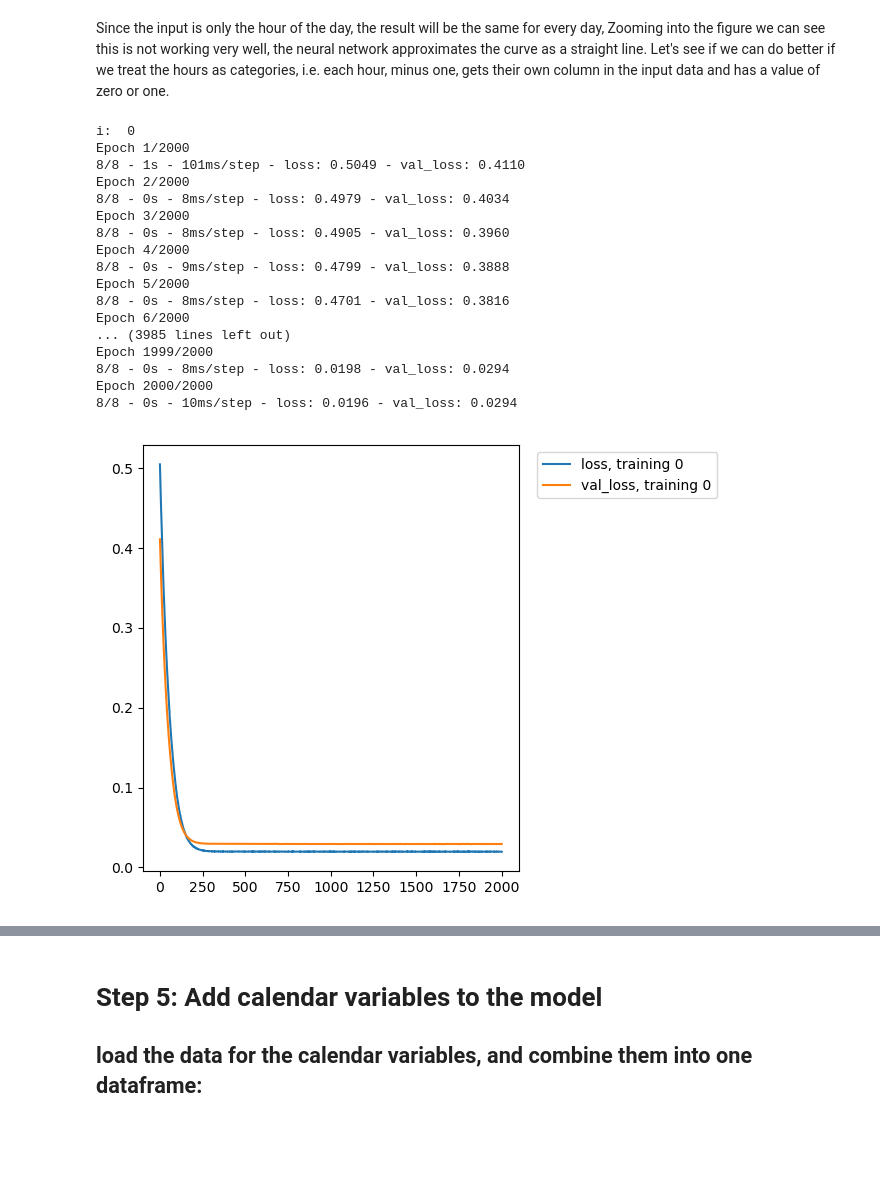
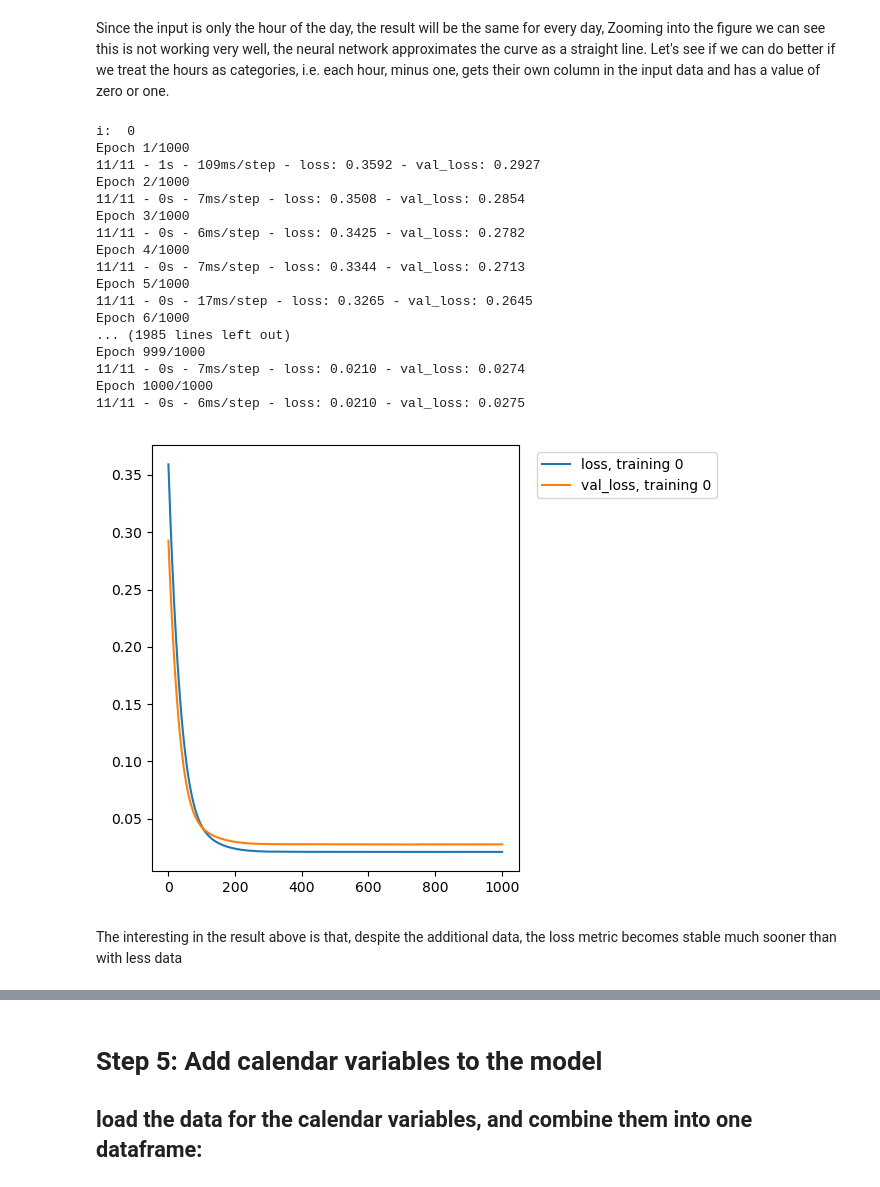
Before and after one commit to Jet-Bee/DeForMaL, a Jupyter notebook: code/DeForMal_use_example.ipynb, the cells around one changed output, grey strips where cells are left out. Cells and saved outputs as stored; diff of their text form; code cells hidden in the pictures; blank space fills up the shorter version.

```diff
--- a/code/DeForMal_use_example.ipynb
+++ b/code/DeForMal_use_example.ipynb
@@ -205,34 +195,36 @@ hour_as_cat_train, hour_as_cat_2eval  = prepdata.split_df_on_date(splitdate,hour
 #load the hour as single variable
 hour_as_var_df = pd.read_pickle(f'{filenamebase}_hour_as_variable.pkl')
 hour_as_var_train, hour_as_var_2eval  = prepdata.split_df_on_date(splitdate,hour_as_var_df )
-
-
-#define the model
-model2 = NN_Model(hour_as_cat_df.columns, hidden_nodes=12, hidden_layers=1 )
-
-model2.train_model(hour_as_cat_train, actual_train, hour_as_cat_2eval,actual2eval,
-                   learning_rate=0.0001,verbose=0,epochs=1000, batch_size=100*24)
-
-model2.plot_history()
-# %% [output]
-i:  0
-Epoch 1/2000
-8/8 - 1s - 101ms/step - loss: 0.5049 - val_loss: 0.4110
-Epoch 2/2000
-8/8 - 0s - 8ms/step - loss: 0.4979 - val_loss: 0.4034
-Epoch 3/2000
-8/8 - 0s - 8ms/step - loss: 0.4905 - val_loss: 0.3960
-Epoch 4/2000
-8/8 - 0s - 9ms/step - loss: 0.4799 - val_loss: 0.3888
-Epoch 5/2000
-8/8 - 0s - 8ms/step - loss: 0.4701 - val_loss: 0.3816
-Epoch 6/2000
-... (3985 lines left out)
-Epoch 1999/2000
-8/8 - 0s - 8ms/step - loss: 0.0198 - val_loss: 0.0294
-Epoch 2000/2000
-8/8 - 0s - 10ms/step - loss: 0.0196 - val_loss: 0.0294
-[figure, removed]
+# %%
+
+#define the model
+model2 = NN_Model(hour_as_cat_df.columns, hidden_nodes=12, hidden_layers=1 )
+
+model2.train_model(hour_as_cat_train, actual_train, hour_as_cat_2eval,actual2eval,
+                   learning_rate=0.0001,verbose=2,epochs=1000, batch_size=100*24)
+
+model2.plot_history()
+# %% [output]
+i:  0
+Epoch 1/1000
+11/11 - 1s - 109ms/step - loss: 0.3592 - val_loss: 0.2927
+Epoch 2/1000
+11/11 - 0s - 7ms/step - loss: 0.3508 - val_loss: 0.2854
+Epoch 3/1000
+11/11 - 0s - 6ms/step - loss: 0.3425 - val_loss: 0.2782
+Epoch 4/1000
+11/11 - 0s - 7ms/step - loss: 0.3344 - val_loss: 0.2713
+Epoch 5/1000
+11/11 - 0s - 17ms/step - loss: 0.3265 - val_loss: 0.2645
+Epoch 6/1000
+... (1985 lines left out)
+Epoch 999/1000
+11/11 - 0s - 7ms/step - loss: 0.0210 - val_loss: 0.0274
+Epoch 1000/1000
+11/11 - 0s - 6ms/step - loss: 0.0210 - val_loss: 0.0275
+[figure, added]
+# %% [markdown]
+The interesting in the result above is that, despite the additional data,   the loss metric becomes stable much sooner than with less data
 # %%
 #apply the model to the validation period
 P_model2=model2.apply(hour_as_cat_2eval)
```
Also changed, not shown: parts of 22 cells of this notebook.
